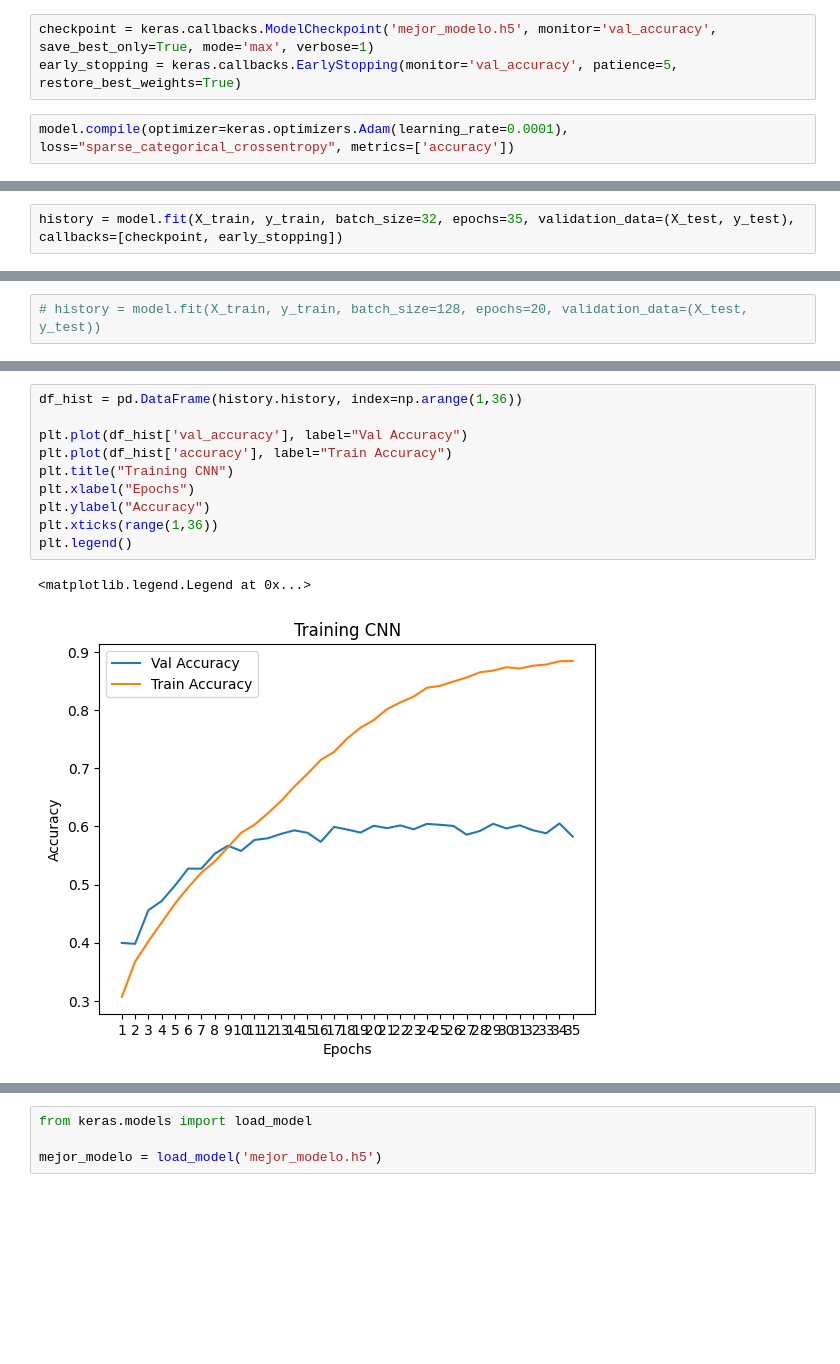
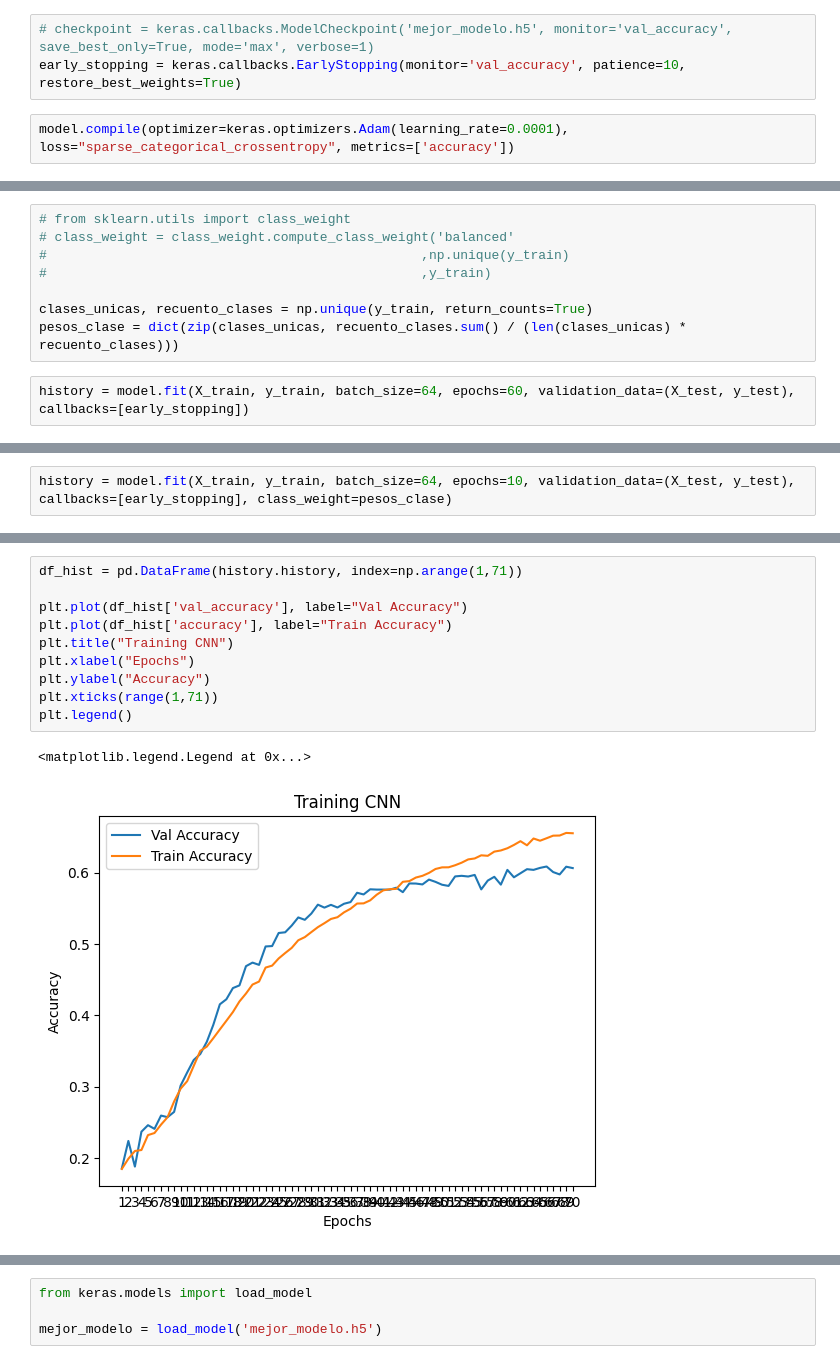
Before and after one commit to Matias-Ibarra/CompetiEmo, a Jupyter notebook: notebooks/solucion.ipynb, the cells around one changed output, grey strips where cells are left out. Saved outputs shown, nothing was run; the diff lists cells and outputs as text; blank space fills up the shorter version.

```diff
--- a/notebooks/solucion.ipynb
+++ b/notebooks/solucion.ipynb
@@ -319,7 +305,7 @@ model = keras.Sequential([
     keras.layers.Dense(7, activation="softmax")
 ])
 # %%
-checkpoint = keras.callbacks.ModelCheckpoint('mejor_modelo.h5', monitor='val_accuracy', save_best_only=True, mode='max', verbose=1)
-early_stopping = keras.callbacks.EarlyStopping(monitor='val_accuracy', patience=5, restore_best_weights=True)
+# checkpoint = keras.callbacks.ModelCheckpoint('mejor_modelo.h5', monitor='val_accuracy', save_best_only=True, mode='max', verbose=1)
+early_stopping = keras.callbacks.EarlyStopping(monitor='val_accuracy', patience=10, restore_best_weights=True)
 # %%
 model.compile(optimizer=keras.optimizers.Adam(learning_rate=0.0001), loss="sparse_categorical_crossentropy", metrics=['accuracy'])
@@ -326,3 +332,11 @@ model.compile(optimizer=keras.optimizers.Adam(learning_rate=0.0001), loss="spars
+# %%
+# from sklearn.utils import class_weight
+# class_weight = class_weight.compute_class_weight('balanced'
+#                                                ,np.unique(y_train)
+#                                                ,y_train)
+
+clases_unicas, recuento_clases = np.unique(y_train, return_counts=True)
+pesos_clase = dict(zip(clases_unicas, recuento_clases.sum() / (len(clases_unicas) * recuento_clases)))
 # %%
-history = model.fit(X_train, y_train, batch_size=32, epochs=35, validation_data=(X_test, y_test), callbacks=[checkpoint, early_stopping])
+history = model.fit(X_train, y_train, batch_size=64, epochs=60, validation_data=(X_test, y_test), callbacks=[early_stopping])
 # %% [output]
@@ -346,2 +361,2 @@ Epoch 35: val_accuracy did not improve from 0.60520
 # %%
-# history = model.fit(X_train, y_train, batch_size=128, epochs=20, validation_data=(X_test, y_test))
+history = model.fit(X_train, y_train, batch_size=64, epochs=10, validation_data=(X_test, y_test), callbacks=[early_stopping], class_weight=pesos_clase)
@@ -348,13 +384,13 @@ Epoch 35: val_accuracy did not improve from 0.60520
 # %%
-df_hist = pd.DataFrame(history.history, index=np.arange(1,36))
+df_hist = pd.DataFrame(history.history, index=np.arange(1,71))
 
 plt.plot(df_hist['val_accuracy'], label="Val Accuracy")
 plt.plot(df_hist['accuracy'], label="Train Accuracy")
 plt.title("Training CNN")
 plt.xlabel("Epochs")
 plt.ylabel("Accuracy")
-plt.xticks(range(1,36))
+plt.xticks(range(1,71))
 plt.legend()
 # %% [output]
 <matplotlib.legend.Legend at 0x...>
-[figure, old version]
+[figure, new version]
```
Also changed, not shown: parts of 35 cells of this notebook, 1 other file.
